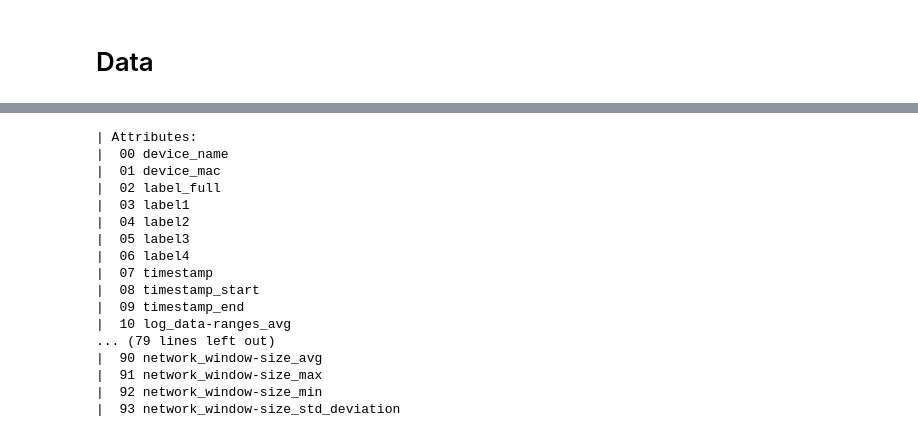
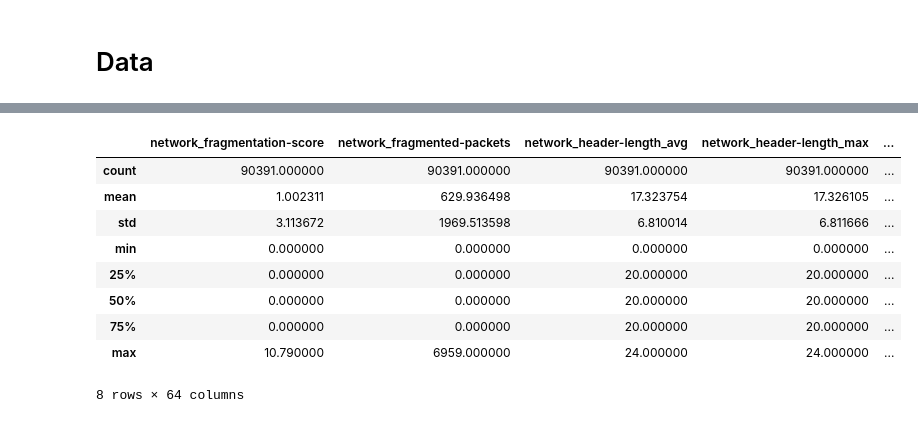
Before and after one commit to nelioasousa/iiot_threat_detec, a Jupyter notebook: datasense/exploration.ipynb, the cells around one changed output, grey strips where cells are left out. Cells and saved outputs as stored; diff of their text form; code cells hidden in the pictures.

```diff
--- a/datasense/exploration.ipynb
+++ b/datasense/exploration.ipynb
@@ -48,22 +81,16 @@ memory usage: 64.8 MB
-# %%
-print("| Attributes:")
-for i, column in enumerate(attack_data.columns):
-    print(f"|  {i:02d} {column}")
-# %% [output]
-| Attributes:
-|  00 device_name
-|  01 device_mac
-|  02 label_full
-|  03 label1
-|  04 label2
-|  05 label3
-|  06 label4
-|  07 timestamp
-|  08 timestamp_start
-|  09 timestamp_end
-|  10 log_data-ranges_avg
-... (79 lines left out)
-|  90 network_window-size_avg
-|  91 network_window-size_max
-|  92 network_window-size_min
-|  93 network_window-size_std_deviation
+# %%
+attack_descr = attack_data.describe()
+# numeric_attrs = list(attack_descr.columns)
+
+attack_descr
+# %% [output]
+|  | network_fragmentation-score | network_fragmented-packets | network_header-length_avg | network_header-length_max | ... |
+| count | 90391.000000 | 90391.000000 | 90391.000000 | 90391.000000 | ... |
+| mean | 1.002311 | 629.936498 | 17.323754 | 17.326105 | ... |
+| std | 3.113672 | 1969.513598 | 6.810014 | 6.811666 | ... |
+| min | 0.000000 | 0.000000 | 0.000000 | 0.000000 | ... |
+| 25% | 0.000000 | 0.000000 | 20.000000 | 20.000000 | ... |
+| 50% | 0.000000 | 0.000000 | 20.000000 | 20.000000 | ... |
+| 75% | 0.000000 | 0.000000 | 20.000000 | 20.000000 | ... |
+| max | 10.790000 | 6959.000000 | 24.000000 | 24.000000 | ... |
+8 rows × 64 columns
```
Also changed, not shown: parts of 13 cells of this notebook.
